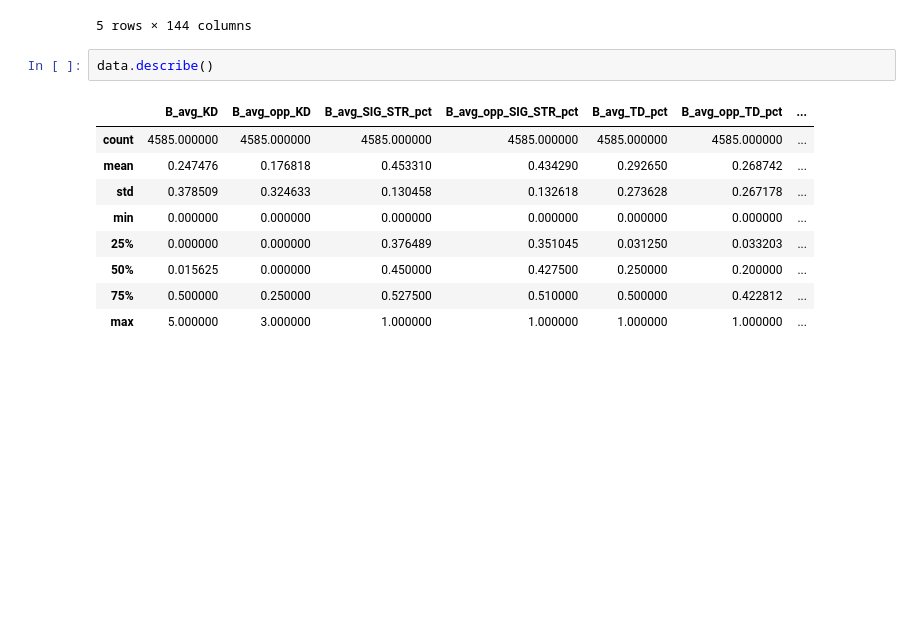
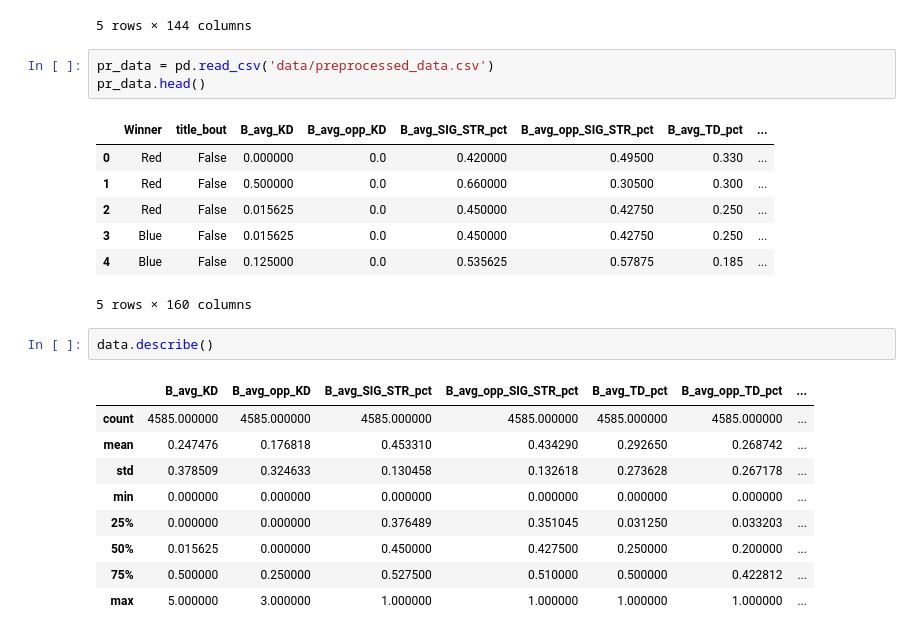
Before and after one commit to Kruzhilkin/the_winning_fighter, a Jupyter notebook: UFC EDA.ipynb, the cells around one changed output. Cells and saved outputs as stored; diff of their text form; blank space fills up the shorter version.

```diff
--- a/UFC EDA.ipynb
+++ b/UFC EDA.ipynb
@@ -48,6 +57,17 @@ data.head()
 | 3 | Cheyanne Buys | Montserrat Conejo | Mark Smith | 2021-03-20 | Las Vegas, Nevada, USA | Blue | False | WomenStrawweight | NaN | ... |
 | 4 | Marion Reneau | Macy Chiasson | Mark Smith | 2021-03-20 | Las Vegas, Nevada, USA | Blue | False | WomenBantamweight | 0.125 | ... |
 5 rows × 144 columns
+# %%
+pr_data = pd.read_csv('data/preprocessed_data.csv')
+pr_data.head()
+# %% [output]
+|  | Winner | title_bout | B_avg_KD | B_avg_opp_KD | B_avg_SIG_STR_pct | B_avg_opp_SIG_STR_pct | B_avg_TD_pct | ... |
+| 0 | Red | False | 0.000000 | 0.0 | 0.420000 | 0.49500 | 0.330 | ... |
+| 1 | Red | False | 0.500000 | 0.0 | 0.660000 | 0.30500 | 0.300 | ... |
+| 2 | Red | False | 0.015625 | 0.0 | 0.450000 | 0.42750 | 0.250 | ... |
+| 3 | Blue | False | 0.015625 | 0.0 | 0.450000 | 0.42750 | 0.250 | ... |
+| 4 | Blue | False | 0.125000 | 0.0 | 0.535625 | 0.57875 | 0.185 | ... |
+5 rows × 160 columns
 # %%
 data.describe()
 # %% [output]
```
Also changed, not shown: parts of 11 cells of this notebook.
